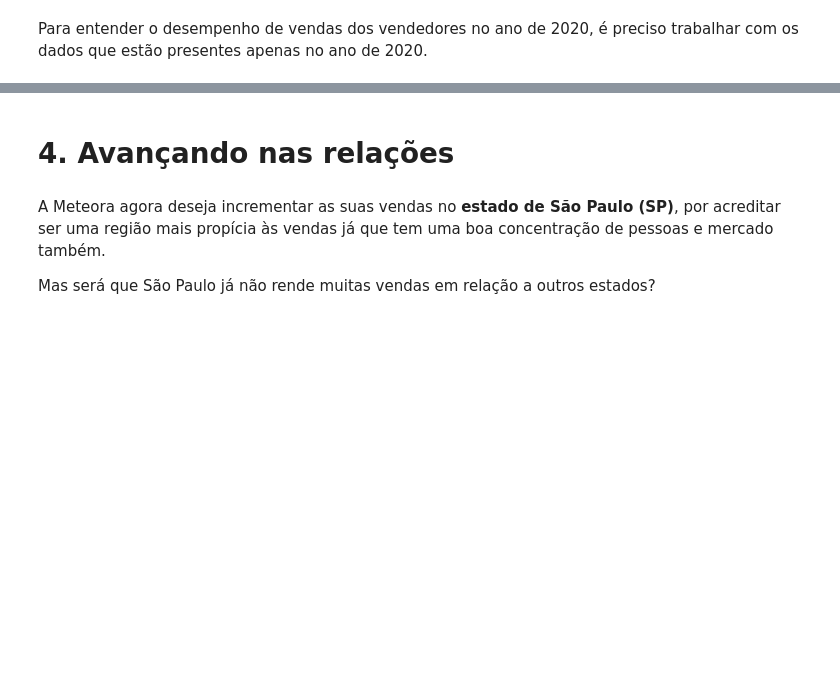
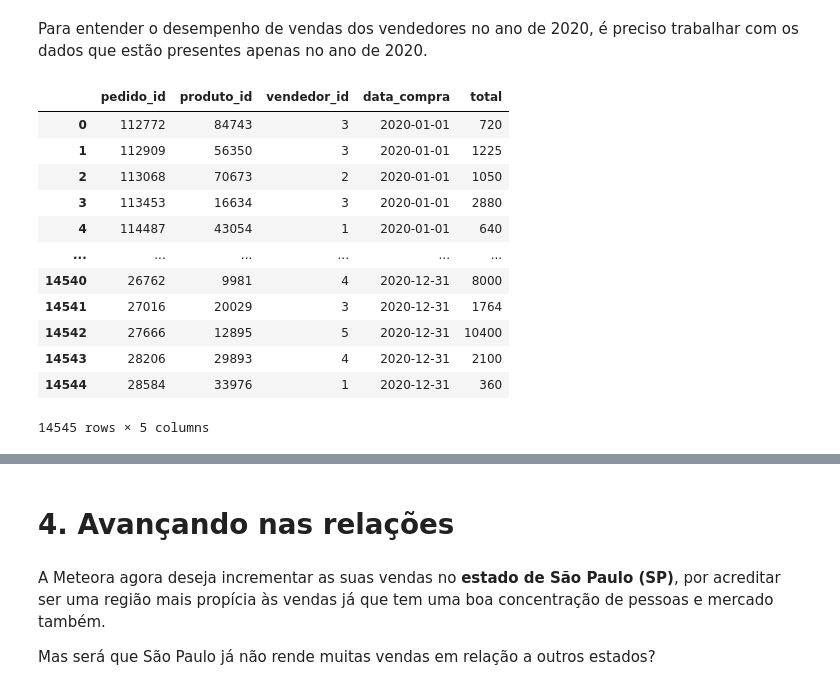
Before and after one commit to Cr0l3y/PythonSQL_loja, a Jupyter notebook: Notebook_Meteora.ipynb, the cells around one changed output, grey strips where cells are left out. Drawn from its saved outputs; the diff is of its cells as text; code cells hidden in the pictures; blank space fills up the shorter version.

Commit message:
locacao_sp_vendedores

```diff
--- a/Notebook_Meteora.ipynb
+++ b/Notebook_Meteora.ipynb
@@ -201,2 +216,21 @@ sql_df("SELECT * FROM PEDIDOS").head(3)
 # %% [markdown]
 Para entender o desempenho de vendas dos vendedores no ano de 2020, é preciso trabalhar com os dados que estão presentes apenas no ano de 2020.
+# %%
+query = '''SELECT * FROM PEDIDOS
+WHERE strftime('%Y',data_compra) = '2020';
+'''
+sql_df(query)
+# %% [output]
+|  | pedido_id | produto_id | vendedor_id | data_compra | total |
+| 0 | 112772 | 84743 | 3 | 2020-01-01 | 720 |
+| 1 | 112909 | 56350 | 3 | 2020-01-01 | 1225 |
+| 2 | 113068 | 70673 | 2 | 2020-01-01 | 1050 |
+| 3 | 113453 | 16634 | 3 | 2020-01-01 | 2880 |
+| 4 | 114487 | 43054 | 1 | 2020-01-01 | 640 |
+| ... | ... | ... | ... | ... | ... |
+| 14540 | 26762 | 9981 | 4 | 2020-12-31 | 8000 |
+| 14541 | 27016 | 20029 | 3 | 2020-12-31 | 1764 |
+| 14542 | 27666 | 12895 | 5 | 2020-12-31 | 10400 |
+| 14543 | 28206 | 29893 | 4 | 2020-12-31 | 2100 |
+| 14544 | 28584 | 33976 | 1 | 2020-12-31 | 360 |
+14545 rows × 5 columns
```
Also changed, not shown: parts of 7 cells of this notebook.
